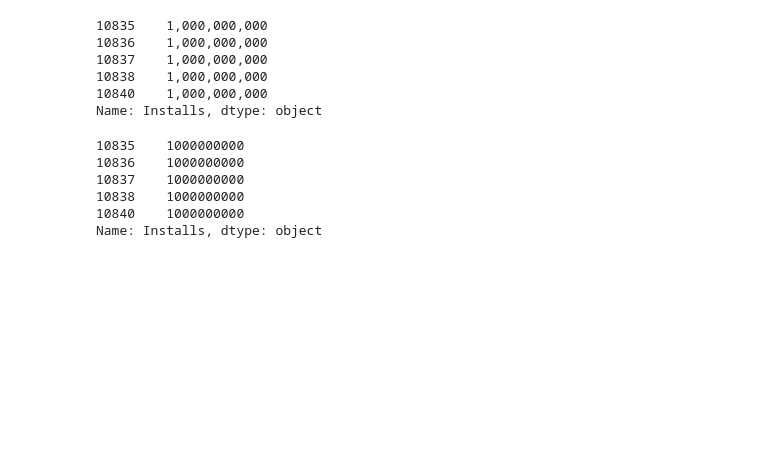
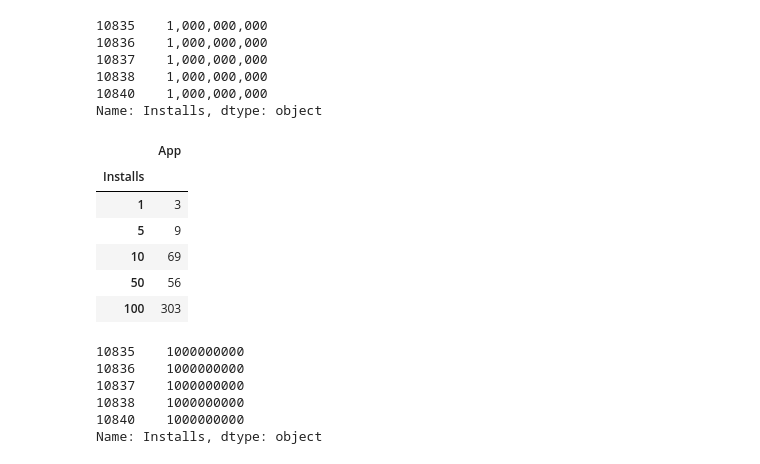
Before and after one commit to ahmedyar7/Data-Science-Projects, a Jupyter notebook: Google Play Store Analysis/main.ipynb, the cells around one changed output. Saved outputs shown, nothing was run; the diff lists cells and outputs as text; code cells hidden in the pictures; blank space fills up the shorter version.

```diff
--- a/Google Play Store Analysis/main.ipynb
+++ b/Google Play Store Analysis/main.ipynb
@@ -183,6 +183,16 @@ Name: Installs, dtype: object
 clean_apps_df.loc[:, "Installs"] = (
     clean_apps_df["Installs"].astype(str).str.replace(",", "").astype(int)
 )
+# %%
+clean_apps_df[["App", "Installs"]].groupby("Installs").count().head()
+# %% [output]
+|  | App |
+| Installs |  |
+| 1 | 3 |
+| 5 | 9 |
+| 10 | 69 |
+| 50 | 56 |
+| 100 | 303 |
 # %%
 clean_apps_df["Installs"].tail()
 # %% [output]
```
Also changed, not shown: parts of 8 cells of this notebook.
